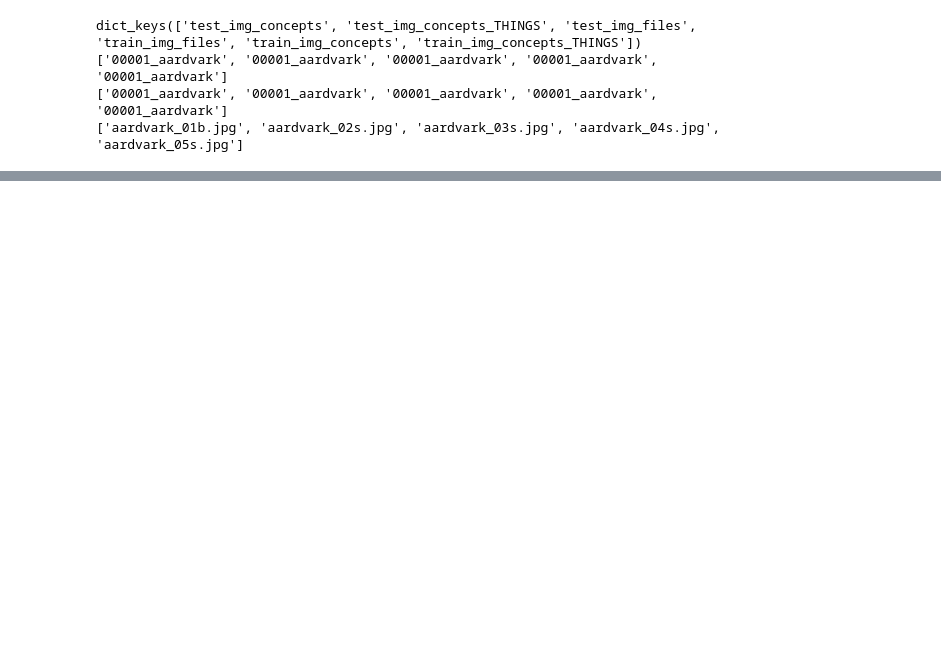
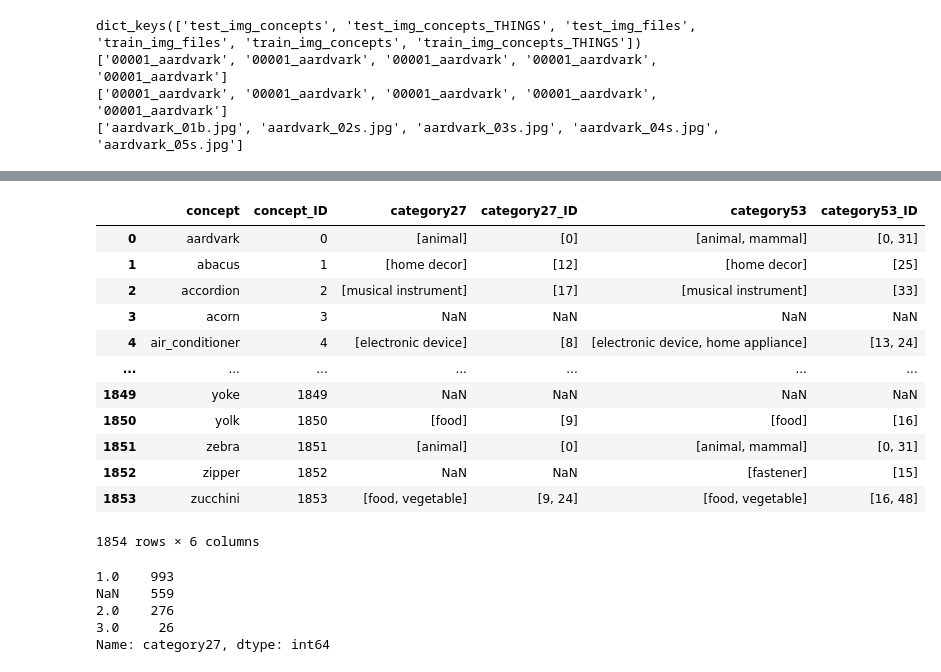
Before and after one commit to gianscuri/Brain-to-Image, a Jupyter notebook: scripts/Classification_THINGS-EEG2.ipynb, the cells around one changed output, grey strips where cells are left out. Drawn from its saved outputs; the diff is of its cells as text; code cells hidden in the pictures; blank space fills up the shorter version.

```diff
--- a/scripts/Classification_THINGS-EEG2.ipynb
+++ b/scripts/Classification_THINGS-EEG2.ipynb
@@ -354,0 +125,6 @@ KeyboardInterrupt:
+# %%
+concepts_train = get_concepts('training')
+concepts_test = get_concepts('test')
+
+print(len(concepts_train))
+print(len(concepts_test))
@@ -354,0 +143,6 @@ KeyboardInterrupt:
+# %%
+# concept df
+concepts = sorted(list(set(concepts_train)) + list(set(concepts_test)))
+concepts_df = pd.DataFrame({'concept': concepts})
+concepts_df['concept_ID'] = concepts_df.index
+concepts_df.head()
@@ -354,0 +156,8 @@ KeyboardInterrupt:
+# %%
+# category27 df
+category27_df = category27_mat[category27_mat==1].stack().reset_index().drop(0, axis=1)
+category27_df.columns = ['concept_ID', 'category27']
+category27_df.sort_values(by=['category27'], inplace=True)
+category27_df['category27_ID'] = pd.factorize(category27_df['category27'])[0]
+category27_df = category27_df.groupby('concept_ID').agg({'category27': lambda x: list(x), 'category27_ID': lambda x: list(x)}).reset_index()
+category27_df.head()
@@ -354,0 +171,8 @@ KeyboardInterrupt:
+# %%
+# category53 df
+category53_df = category53.drop(columns='Word')
+category53_df.rename(columns={'category': 'category53', 'uniqueID': 'concept'}, inplace=True)
+category53_df.sort_values(by=['category53'], inplace=True)
+category53_df['category53_ID'] = pd.factorize(category53_df['category53'])[0]
+category53_df = category53_df.groupby('concept').agg({'category53': lambda x: list(x), 'category53_ID': lambda x: list(x)}).reset_index()
+category53_df.head()
@@ -354,0 +186,27 @@ KeyboardInterrupt:
+# %%
+# create a dataframe with the concepts and their categories
+boh_df = pd.merge(left=concepts_df, right=category27_df, on='concept_ID', how='left')
+boh_df = pd.merge(left=boh_df, right=category53_df, on='concept', how='left')
+boh_df
+# %% [output]
+|  | concept | concept_ID | category27 | category27_ID | category53 | category53_ID |
+| 0 | aardvark | 0 | [animal] | [0] | [animal, mammal] | [0, 31] |
+| 1 | abacus | 1 | [home decor] | [12] | [home decor] | [25] |
+| 2 | accordion | 2 | [musical instrument] | [17] | [musical instrument] | [33] |
+| 3 | acorn | 3 | NaN | NaN | NaN | NaN |
+| 4 | air_conditioner | 4 | [electronic device] | [8] | [electronic device, home appliance] | [13, 24] |
+| ... | ... | ... | ... | ... | ... | ... |
+| 1849 | yoke | 1849 | NaN | NaN | NaN | NaN |
+| 1850 | yolk | 1850 | [food] | [9] | [food] | [16] |
+| 1851 | zebra | 1851 | [animal] | [0] | [animal, mammal] | [0, 31] |
+| 1852 | zipper | 1852 | NaN | NaN | [fastener] | [15] |
+| 1853 | zucchini | 1853 | [food, vegetable] | [9, 24] | [food, vegetable] | [16, 48] |
+1854 rows × 6 columns
+# %%
+boh_df['category27'].str.len().value_counts(dropna=False)
+# %% [output]
+1.0    993
+NaN    559
+2.0    276
+3.0     26
+Name: category27, dtype: int64
```
Also changed, not shown: parts of 64 cells of this notebook, 3 other files.
